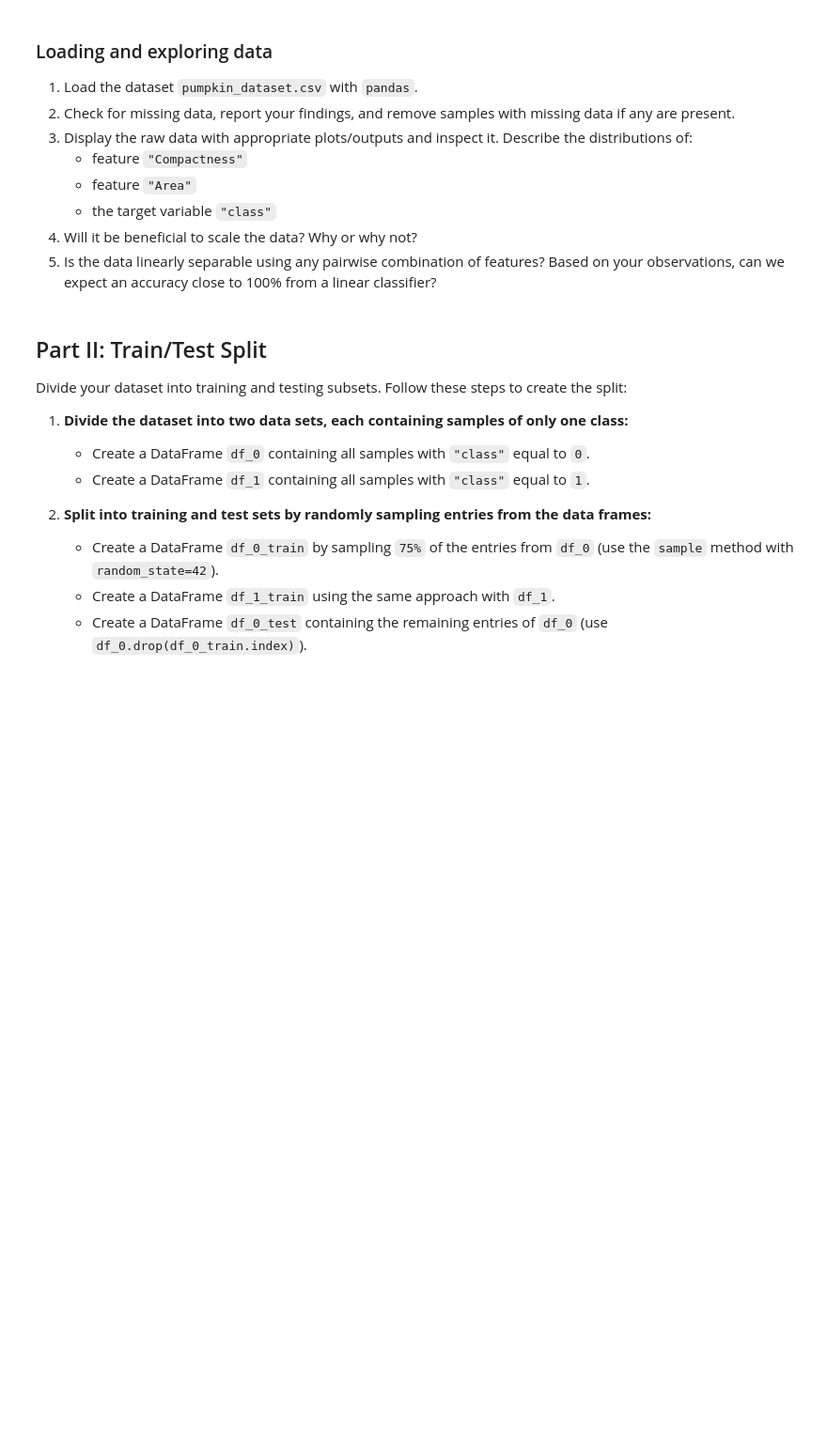
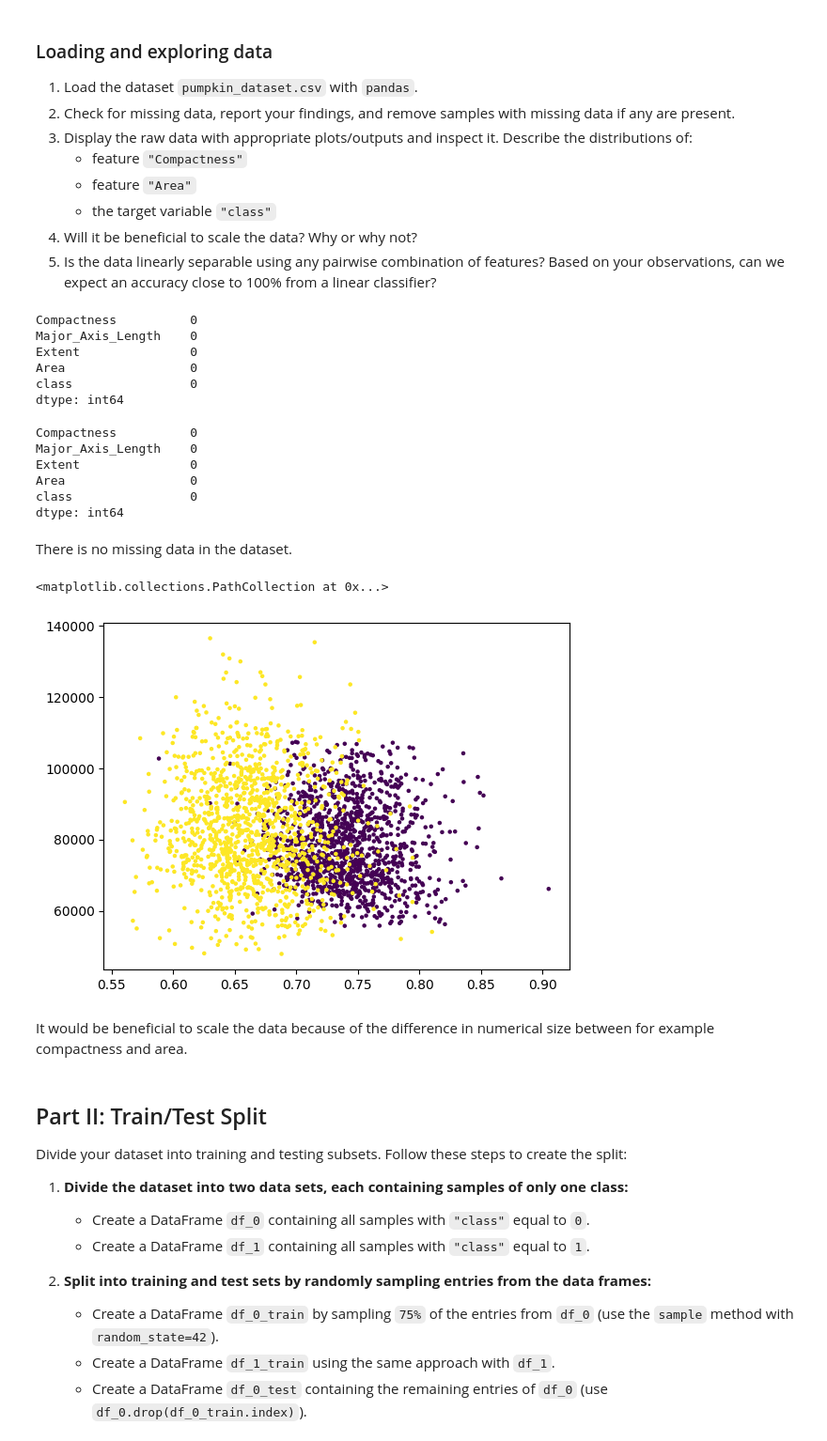
Before and after one commit to JohannesStandal/DAT200, a Jupyter notebook: CA2/CA2_DAT200_26H.ipynb, the cells around one changed output. Shown at 94% size. Saved outputs shown, nothing was run; the diff lists cells and outputs as text; code cells hidden in the pictures; blank space fills up the shorter version.

```diff
--- a/CA2/CA2_DAT200_26H.ipynb
+++ b/CA2/CA2_DAT200_26H.ipynb
@@ -64,6 +65,33 @@ from mlxtend.classifier import Perceptron, Adaline, LogisticRegression
 # Insert your code below
 # ======================
 df = pd.read_csv("pumpkin_dataset.csv")
+
+df.isna().sum()
+# %% [output]
+Compactness          0
+Major_Axis_Length    0
+Extent               0
+Area                 0
+class                0
+dtype: int64
+# %%
+df.isnull().sum()
+# %% [output]
+Compactness          0
+Major_Axis_Length    0
+Extent               0
+Area                 0
+class                0
+dtype: int64
+# %% [markdown]
+There is no missing data in the dataset.
+# %%
+plt.scatter(df['Compactness'], df['Area'], c=df['class'], s=5)
+# %% [output]
+<matplotlib.collections.PathCollection at 0x...>
+[figure, added]
+# %% [markdown]
+It would be beneficial to scale the data because of the difference in numerical size between for example compactness and area.
 # %% [markdown]
 ## Part II: Train/Test Split
 
```
Also changed, not shown: parts of 1 cell of this notebook.
